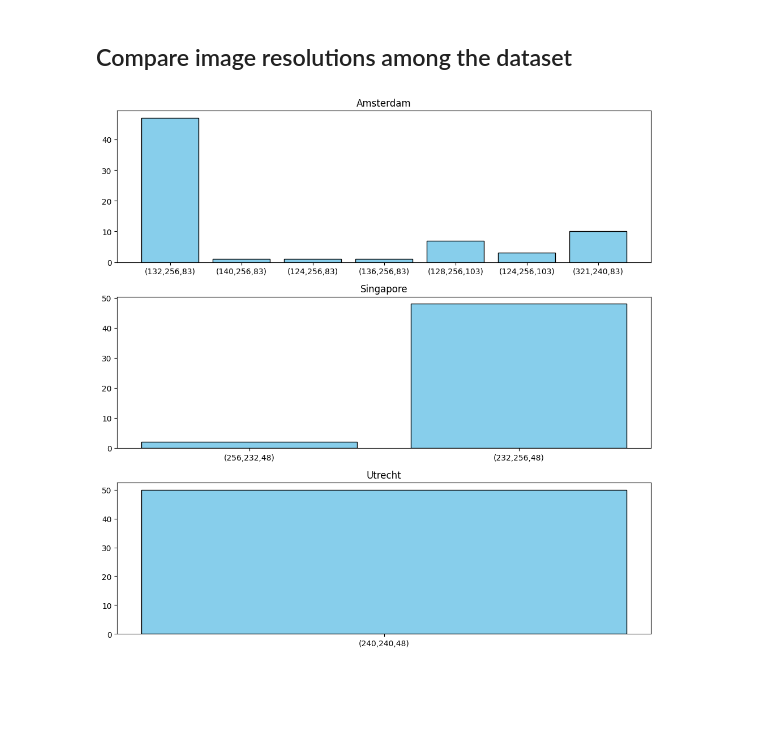
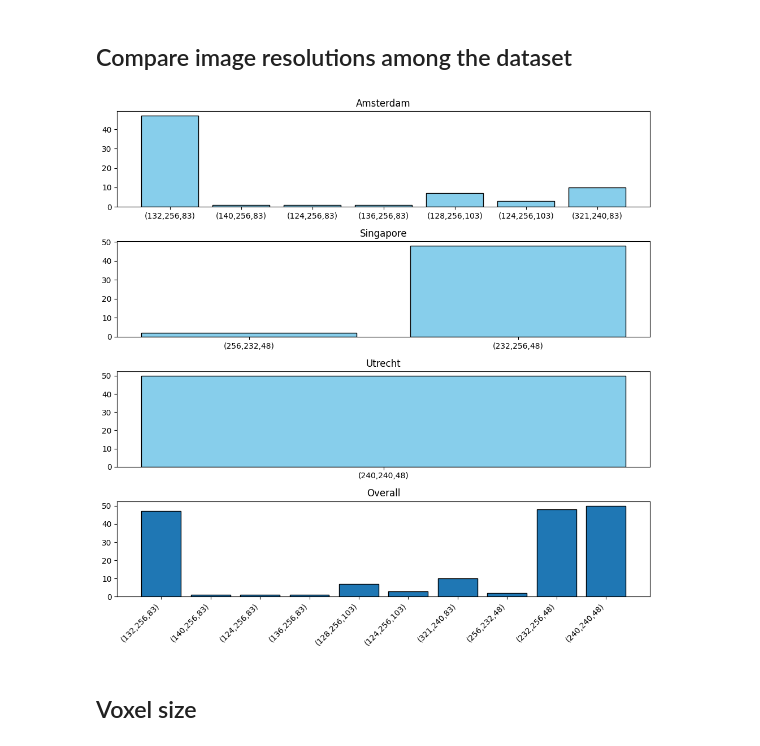
Before and after one commit to bendico765/mri-brain, a Jupyter notebook: notebooks/Dataset exploration.ipynb, the cells around one changed output. Drawn from its saved outputs; the diff is of its cells as text; code cells hidden in the pictures; blank space fills up the shorter version.

```diff
--- a/notebooks/Dataset exploration.ipynb
+++ b/notebooks/Dataset exploration.ipynb
@@ -331,39 +398,29 @@ plt.tight_layout()
 # %%
-center_sizes = {
-    "Amsterdam": [],
-    "Singapore": [],
-    "Utrecht": []
-}
-
-for center in center_sizes.keys():
-    dl = DataLoader(WMH(WMH_DATASET_FOLDER, data_split=None, center=center), batch_size=1, shuffle=False)
-
-    for t1, flair, segmentation in dl:
-        t1, flair, segmentation = t1.squeeze(0), flair.squeeze(0), segmentation.squeeze(0) # squeezing batch dimension
-
-        if t1.size() != flair.size() != segmentation.size():
-            print("Sizes mismatch")
-
-        center_sizes[center].append(t1.size())
-
-fig, axs = plt.subplots(3, figsize=(10, 10))
+fig, axs = plt.subplots(4, figsize=(10, 10))
 
 center = "Amsterdam"
 counts = Counter(center_sizes[center])
 axs[0].bar([ f"({v[0]},{v[1]},{v[2]})" for v in counts.keys()], counts.values(), color='skyblue', edgecolor='black')
 axs[0].set_title(center)
 
 center = "Singapore"
 counts = Counter(center_sizes[center])
 axs[1].bar([ f"({v[0]},{v[1]},{v[2]})" for v in counts.keys()], counts.values(), color='skyblue', edgecolor='black')
 axs[1].set_title(center)
 
 center = "Utrecht"
 counts = Counter(center_sizes[center])
 axs[2].bar([ f"({v[0]},{v[1]},{v[2]})" for v in counts.keys()], counts.values(), color='skyblue', edgecolor='black')
 axs[2].set_title(center)
 
+counts = Counter(center_sizes["Amsterdam"] + center_sizes["Singapore"] + center_sizes["Utrecht"])
+axs[3].bar([ f"({v[0]},{v[1]},{v[2]})" for v in counts.keys()], counts.values(), edgecolor='black')
+axs[3].set_title("Overall")
+plt.xticks(rotation=45, ha="right")
+
 plt.tight_layout()
 plt.show()
 # %% [output]
-[figure, old version]
+[figure, new version]
+# %% [markdown]
+## Voxel size
```
Also changed, not shown: parts of 18 cells of this notebook.
